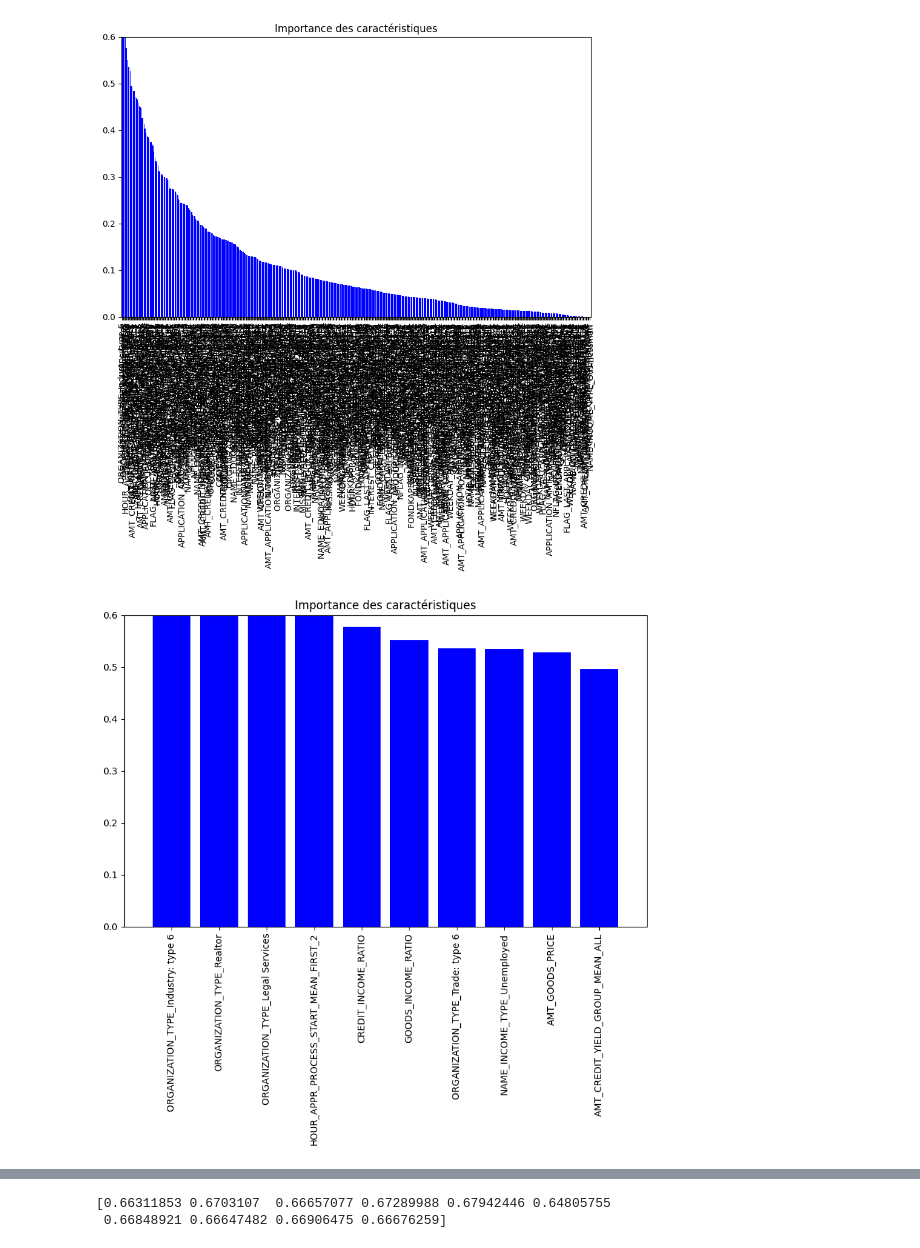
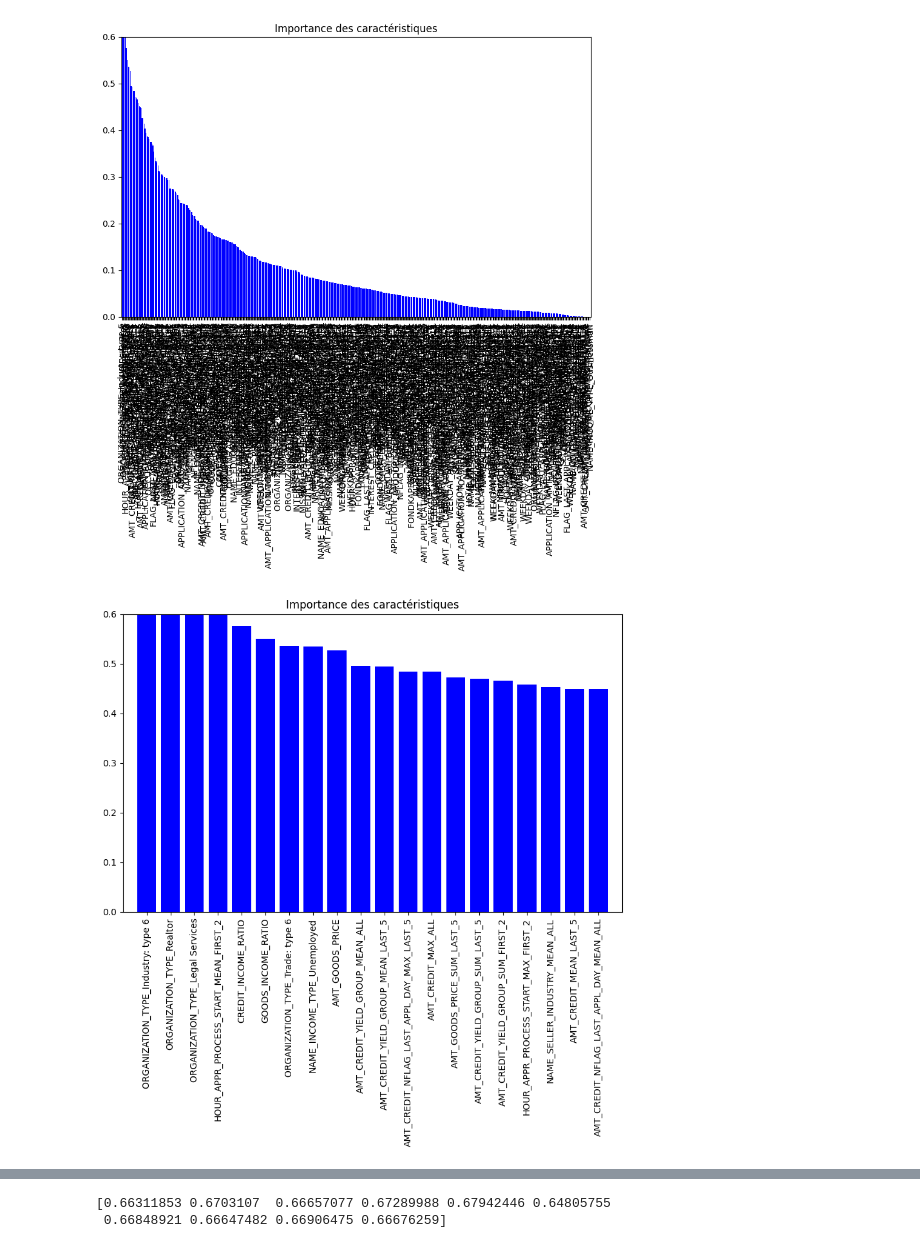
Before and after one commit to ASAKHRI/ProjetFilRouge, a Jupyter notebook: fEngeneering.ipynb, the cells around one changed output, grey strips where cells are left out. Saved outputs shown, nothing was run; the diff lists cells and outputs as text; code cells hidden in the pictures.

Commit message:
perfom with new models

```diff
--- a/fEngeneering.ipynb
+++ b/fEngeneering.ipynb
@@ -1136,4 +1115,4 @@ plot_features_importance(model, X_res)
 # %%
-plot_features_importance_10(model, X_res, top_n=10)
+plot_features_importance_10(model, X_res, top_n=20)
 # %% [output]
-[figure, old version]
+[figure, new version]
```
Also changed, not shown: parts of 14 cells of this notebook, 1 other file.
